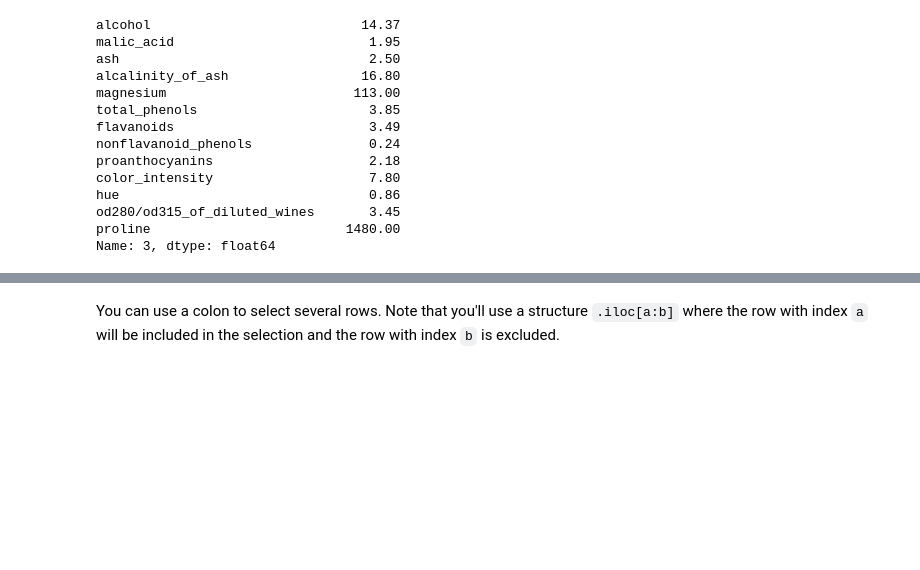
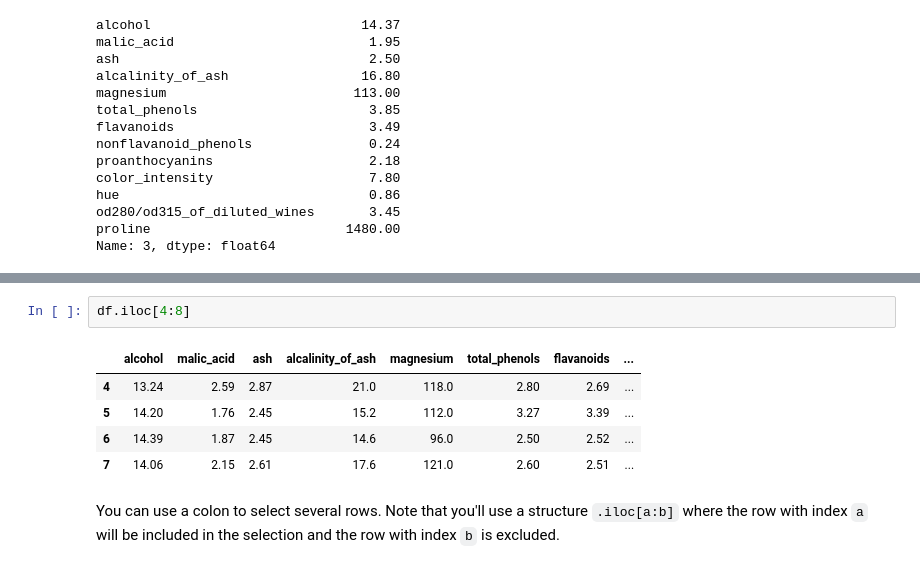
Before and after one commit to LemayianResiato/dsc-accessing-data-with-pandas, a Jupyter notebook: index.ipynb, the cells around one changed output, grey strips where cells are left out. Saved outputs shown, nothing was run; the diff lists cells and outputs as text; blank space fills up the shorter version.

```diff
--- a/index.ipynb
+++ b/index.ipynb
@@ -209,3 +481,11 @@ Name: 3, dtype: float64
+# %%
+df.iloc[4:8]
+# %% [output]
+|  | alcohol | malic_acid | ash | alcalinity_of_ash | magnesium | total_phenols | flavanoids | ... |
+| 4 | 13.24 | 2.59 | 2.87 | 21.0 | 118.0 | 2.80 | 2.69 | ... |
+| 5 | 14.20 | 1.76 | 2.45 | 15.2 | 112.0 | 3.27 | 3.39 | ... |
+| 6 | 14.39 | 1.87 | 2.45 | 14.6 | 96.0 | 2.50 | 2.52 | ... |
+| 7 | 14.06 | 2.15 | 2.61 | 17.6 | 121.0 | 2.60 | 2.51 | ... |
 # %% [markdown]
 You can use a colon to select several rows. Note that you'll use a structure `.iloc[a:b]` where the row with index `a` will be included in the selection and the row with index `b` is excluded.
 # %%
```
Also changed, not shown: parts of 29 cells of this notebook.
